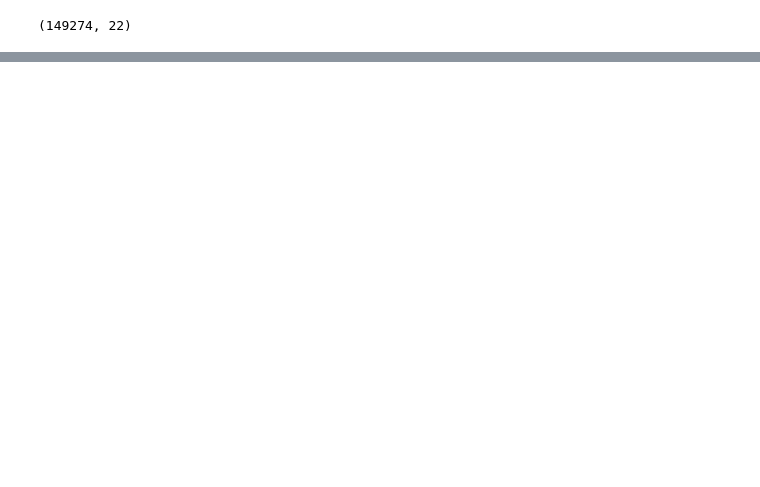
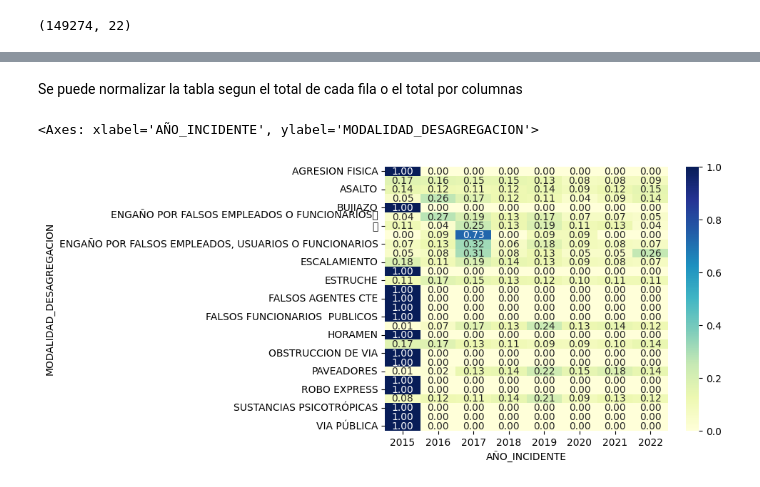
Before and after one commit to LeninGF/EPN-Lectures, a Jupyter notebook: iccd332ArqComp-2024-B/Tutoriales/IntroPandasNumpy.ipynb, the cells around one changed output, grey strips where cells are left out. Cells and saved outputs as stored; diff of their text form; code cells hidden in the pictures; blank space fills up the shorter version.

```diff
--- a/iccd332ArqComp-2024-B/Tutoriales/IntroPandasNumpy.ipynb
+++ b/iccd332ArqComp-2024-B/Tutoriales/IntroPandasNumpy.ipynb
@@ -306,0 +577,8 @@ pd.crosstab(df_quito.MODALIDAD_DESAGREGACION, df_quito.AÑO_INCIDENTE, margins=T
+# %% [markdown]
+Se puede normalizar la tabla segun el total de cada fila o el total por columnas
+# %%
+tabla_norm = tabla.div(tabla.sum(axis=1), axis=0)
+sns.heatmap(tabla_norm, annot=True, cmap="YlGnBu", fmt=".2f")
+# %% [output]
+<Axes: xlabel='AÑO_INCIDENTE', ylabel='MODALIDAD_DESAGREGACION'>
+[figure, added]
```
Also changed, not shown: parts of 62 cells of this notebook.
